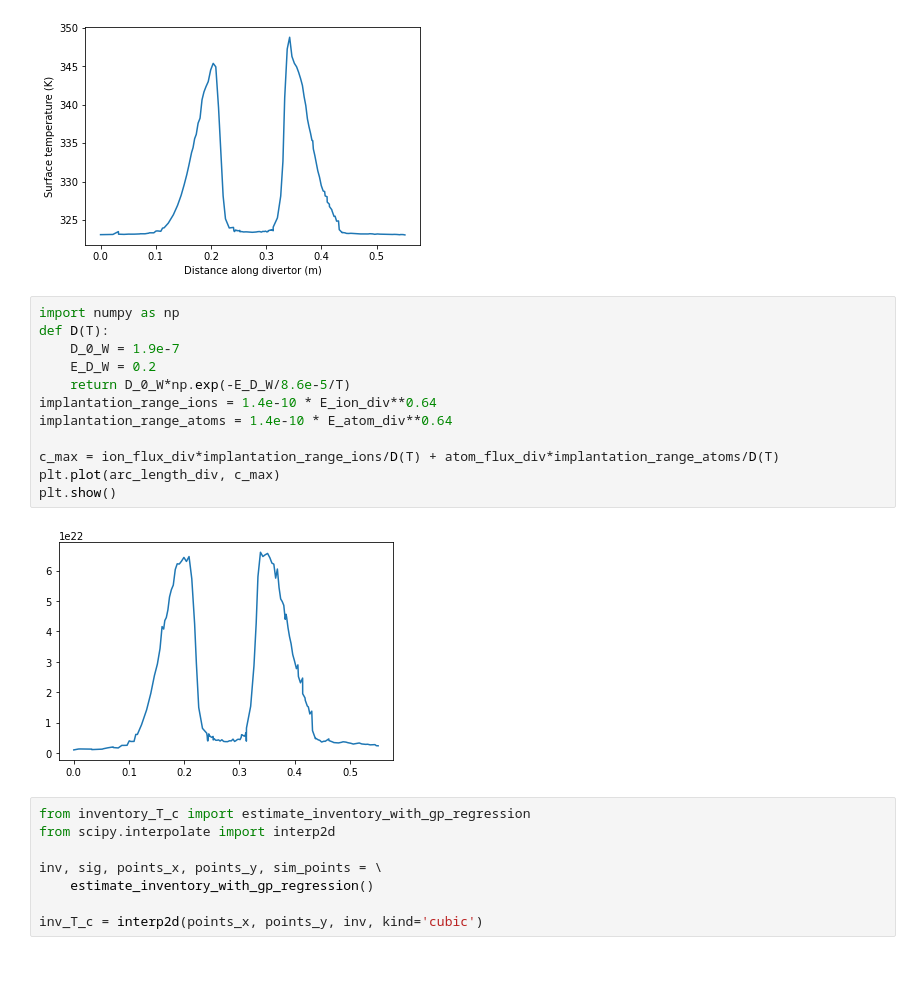
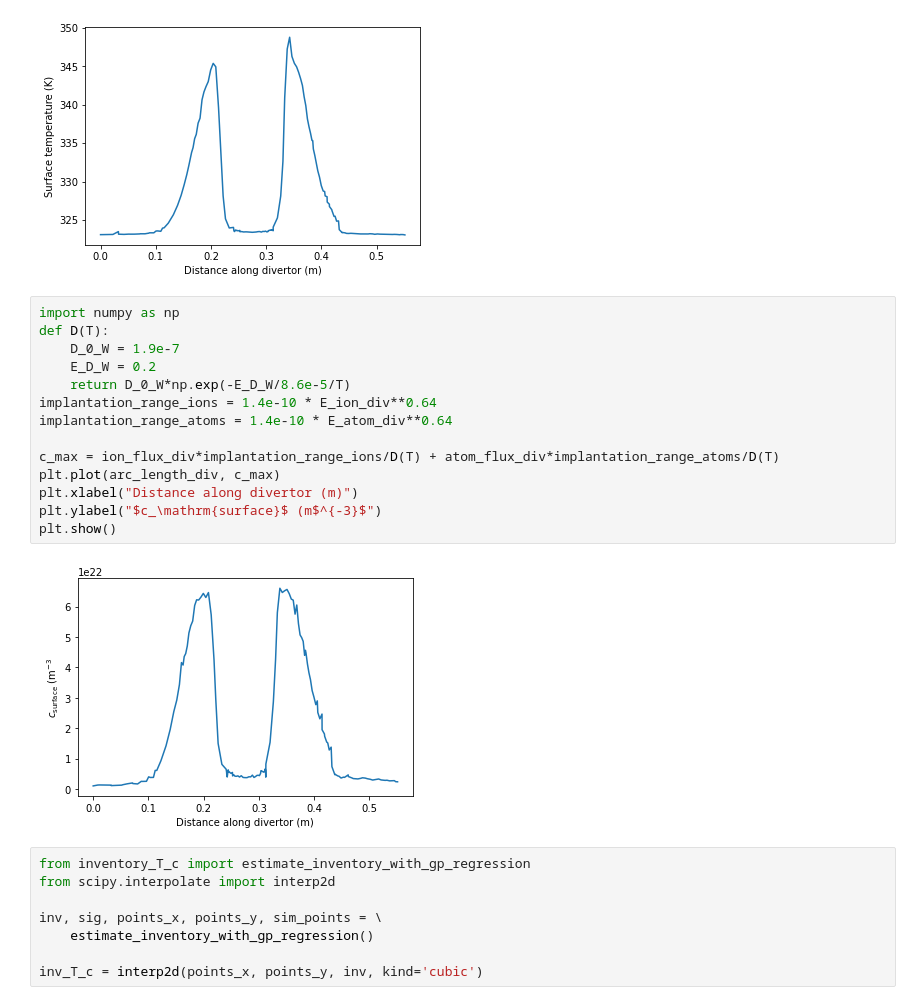
Before and after one commit to IRFM/divHretention, a Jupyter notebook: WEST_inventory.ipynb, the cells around one changed output. Saved outputs shown, nothing was run; the diff lists cells and outputs as text; blank space fills up the shorter version.

```diff
--- a/WEST_inventory.ipynb
+++ b/WEST_inventory.ipynb
@@ -16,17 +16,19 @@ plt.show()
 # %%
 import numpy as np
 def D(T):
     D_0_W = 1.9e-7
     E_D_W = 0.2
     return D_0_W*np.exp(-E_D_W/8.6e-5/T)
 implantation_range_ions = 1.4e-10 * E_ion_div**0.64
 implantation_range_atoms = 1.4e-10 * E_atom_div**0.64
 
 c_max = ion_flux_div*implantation_range_ions/D(T) + atom_flux_div*implantation_range_atoms/D(T)
 plt.plot(arc_length_div, c_max)
+plt.xlabel("Distance along divertor (m)")
+plt.ylabel("$c_\mathrm{surface}$ (m$^{-3}$")
 plt.show()
 # %% [output]
-[figure, old version]
+[figure, new version]
 # %%
 from inventory_T_c import estimate_inventory_with_gp_regression
 from scipy.interpolate import interp2d
```
Also changed, not shown: parts of 2 cells of this notebook.
